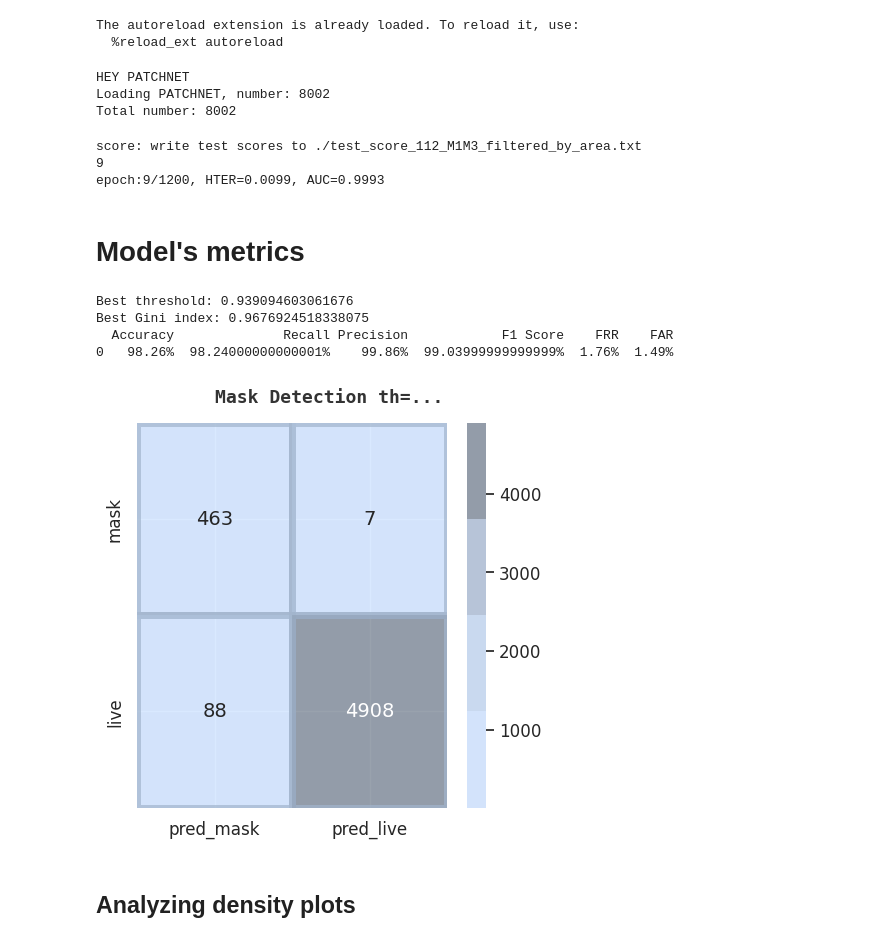
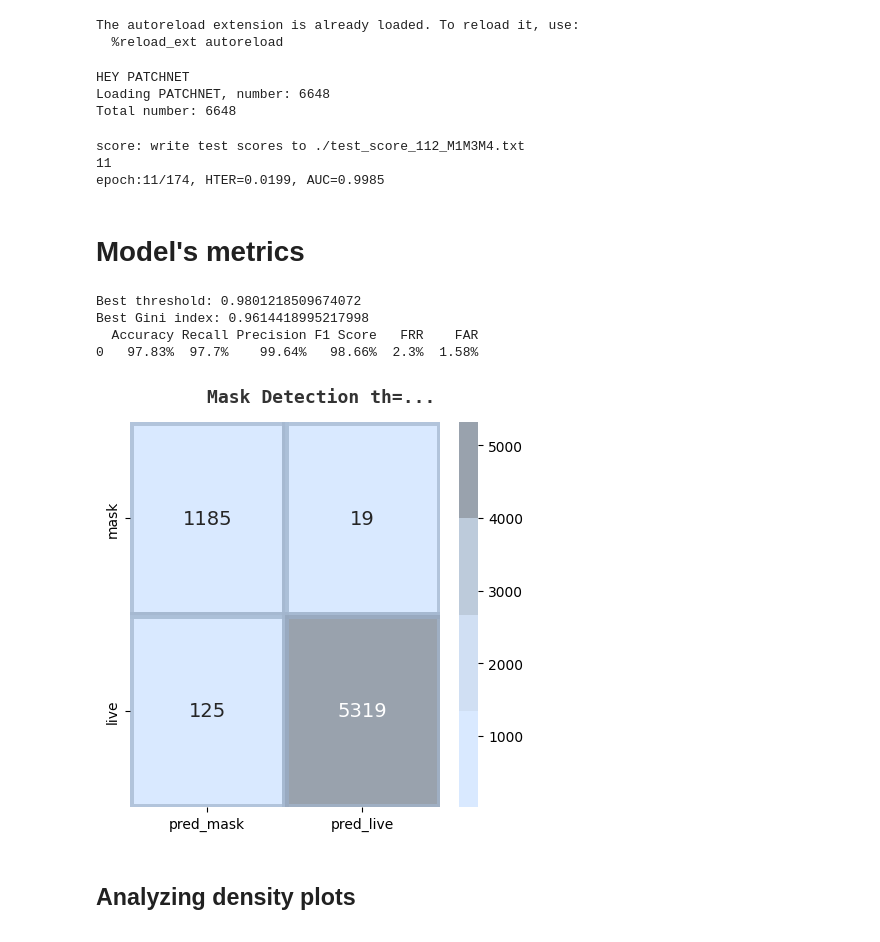
Before and after one commit to biometrickz/SSAN, a Jupyter notebook: Untitled.ipynb, the cells around one changed output. Drawn from its saved outputs; the diff is of its cells as text; code cells hidden in the pictures.

```diff
--- a/Untitled.ipynb
+++ b/Untitled.ipynb
@@ -40,8 +40,11 @@ def train_test_split_by_dirs(df, group_column='dir_name', train_ratio=0.8, val_r
     # print("\nTest Set:")
     # print(test_df)
 # %%
-train_csv = "data/sil_you_masks.csv"
+train_csv = "data/retina_SiwMv2.csv"
 df = pd.read_csv(train_csv)
-df['dir_name'] = df['fname'].apply(lambda x: x.split('/')[-3])
-df
+print(len(df))
+# filtered_df = df[~df['fname'].str.contains('Exclude')]
+# # df['dir_name'] = df['fname'].apply(lambda x: x.split('/')[-2])
+# filtered_df
+# print(len(filtered_df))
 # %% [output]
@@ -76,0 +77,13 @@ train_df
+# %%
+newnames = []
+labels = []
+for ind, row in df.iterrows():
+    pref = '/'.join(row['fname'].split('/')[:-2])
+    foldername = get_folder_name(row['fname'])
+    suf = '/'.join(row['fname'].split('/')[-2:])
+    # print(pref, foldername, suf)
+    if 'live' in row['fname']:
+        newnames.append(row['fname'])
+    else:
+        newnames.append(os.path.join(pref, foldername, suf))
+    labels.append(row['label'])
@@ -303,0 +289,7 @@ merge_folders(dirr1, dirr2, dest)
+# %%
+dpath = "/mnt/22TB/Nurmukhammed/CROPPED_FAS_DATASETS/RETINA_FACE_DETECTIONS/D3_updated/live/"
+dataset_name = 'D3'
+size = 7000
+label = 1
+new_img_paths = get_new_imgs(dpath, train_csv='/mnt/8TB/ml_projects_yeldar/patchnet/train/train_list10.csv', size=size)
+add_to_df(new_img_paths, dataset_name, df_name='new_val_data.csv')
@@ -303,0 +331,5 @@ merge_folders(dirr1, dirr2, dest)
+# %%
+import cv2
+ipath = 'images/main.png'
+a = cv2.imread(ipath)
+a
@@ -353,22 +403,22 @@ def inference(PATH, img_size=112, type='test', train_datasets='M1', batch_size=2
         print(best_epoch)
         return best_epoch, HTER, auc_test
 # %%
-train_datasets = 'M1M3_filtered_by_area'
+train_datasets = 'M1M3M4'
 img_size=112
-PATH = f'./results/processed/SSAN_R_1200_{img_size}_{train_datasets}/model/SSAN_R_pPatchnet_best.pth'
+PATH = f'./results/SSAN_R_{img_size}_{train_datasets}/model/SSAN_R_pPatchnet_best.pth'
 # PATH = f'./results/corrupted/SSAN_R_1200_64_M1M3_M3notcorrectlysplitted/model/SSAN_R_pPatchnet_best.pth'
 # score_path = os.path.join(PATH.split('/')[:-2], 'score')
-best_epoch, HTER, auc_test = inference(PATH, img_size=img_size, type='val', train_datasets=train_datasets, batch_size=256)
+best_epoch, HTER, auc_test = inference(PATH, img_size=img_size, type='test', train_datasets=train_datasets, batch_size=256)
 sc_p = os.path.join("/".join(PATH.split('/')[:-2]), "score")
 total_epoch = max([int(x.split('_')[-1]) for x in os.listdir(sc_p)])
 print("epoch:{:d}/{:d}, HTER={:.4f}, AUC={:.4f}".format(best_epoch, total_epoch, HTER, auc_test))
 # %% [output]
 HEY PATCHNET
-Loading PATCHNET, number: 8002
-Total number: 8002
+Loading PATCHNET, number: 6648
+Total number: 6648
-score: write test scores to ./test_score_112_M1M3_filtered_by_area.txt
-9
-epoch:9/1200, HTER=0.0099, AUC=0.9993
+score: write test scores to ./test_score_112_M1M3M4.txt
+11
+epoch:11/174, HTER=0.0199, AUC=0.9985
 # %% [markdown]
 # Model's metrics
 # %%
@@ -503,14 +553,14 @@ def read_calc_plot(map_score_val_filename):
     plt.show()
     return best_threshold
 # %%
-map_score_val_filename = 'test_score_112_M1M3_filtered_by_area.txt'
+map_score_val_filename = 'test_score_112_M1M3M4.txt'
 best_threshold = read_calc_plot(map_score_val_filename)
 # %% [output]
-Best threshold: 0.939094603061676
-Best Gini index: 0.9676924518338075
-  Accuracy              Recall Precision            F1 Score    FRR    FAR
-0   98.26%  98.24000000000001%    99.86%  99.03999999999999%  1.76%  1.49%
+Best threshold: 0.9801218509674072
+Best Gini index: 0.9614418995217998
+  Accuracy Recall Precision F1 Score   FRR    FAR
+0   97.83%  97.7%    99.64%   98.66%  2.3%  1.58%
-[figure, old version]
+[figure, new version]
 # %% [markdown]
 ## Analyzing density plots
 # %%
```
Also changed, not shown: parts of 55 cells of this notebook, 8 other files.
